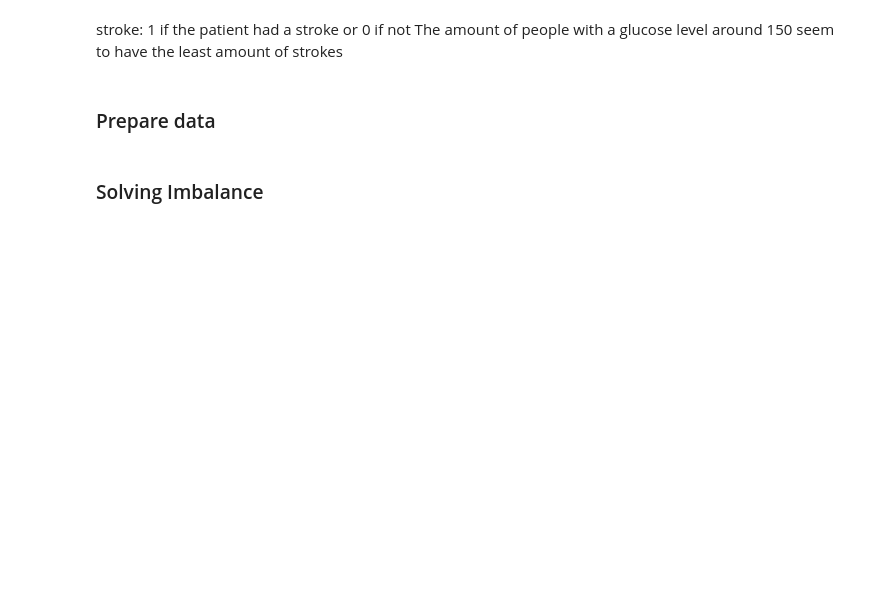
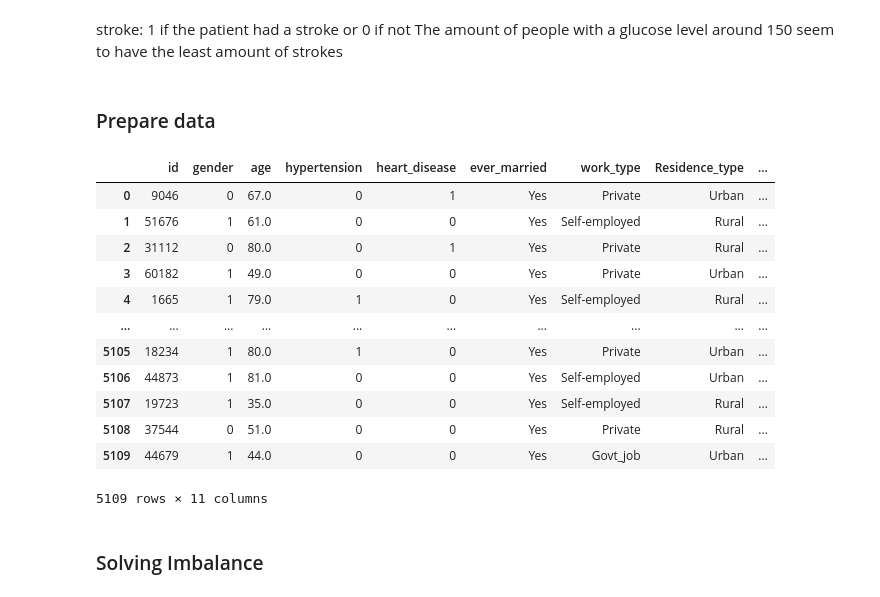
Before and after one commit to Vu-Viet-Phong/Introduction-to-Data-Mining, a Jupyter notebook: preprocessing.ipynb, the cells around one changed output. Cells and saved outputs as stored; diff of their text form; code cells hidden in the pictures; blank space fills up the shorter version.

```diff
--- a/preprocessing.ipynb
+++ b/preprocessing.ipynb
@@ -146,6 +148,22 @@ stroke['smoking_status'].replace(replacement_dictionary, inplace=True)
 X = stroke.drop(columns=['stroke'])
 y = stroke['stroke']
 X_train, X_test, y_train, y_test = train_test_split(X, y, random_state = 42)
+# %%
+X
+# %% [output]
+|  | id | gender | age | hypertension | heart_disease | ever_married | work_type | Residence_type | ... |
+| 0 | 9046 | 0 | 67.0 | 0 | 1 | Yes | Private | Urban | ... |
+| 1 | 51676 | 1 | 61.0 | 0 | 0 | Yes | Self-employed | Rural | ... |
+| 2 | 31112 | 0 | 80.0 | 0 | 1 | Yes | Private | Rural | ... |
+| 3 | 60182 | 1 | 49.0 | 0 | 0 | Yes | Private | Urban | ... |
+| 4 | 1665 | 1 | 79.0 | 1 | 0 | Yes | Self-employed | Rural | ... |
+| ... | ... | ... | ... | ... | ... | ... | ... | ... | ... |
+| 5105 | 18234 | 1 | 80.0 | 1 | 0 | Yes | Private | Urban | ... |
+| 5106 | 44873 | 1 | 81.0 | 0 | 0 | Yes | Self-employed | Urban | ... |
+| 5107 | 19723 | 1 | 35.0 | 0 | 0 | Yes | Self-employed | Rural | ... |
+| 5108 | 37544 | 0 | 51.0 | 0 | 0 | Yes | Private | Rural | ... |
+| 5109 | 44679 | 1 | 44.0 | 0 | 0 | Yes | Govt_job | Urban | ... |
+5109 rows × 11 columns
 # %%
 cat_selector = make_column_selector(dtype_include='object')
 num_selector = make_column_selector(dtype_include='number')
```
Also changed, not shown: parts of 13 cells of this notebook, 34 other files.
